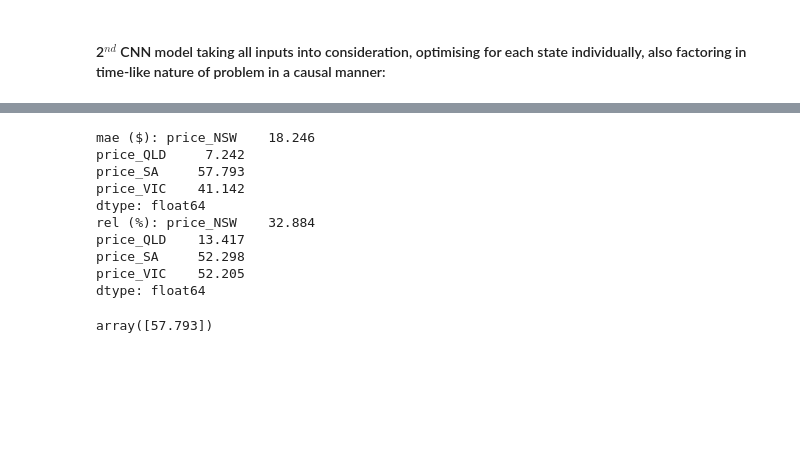
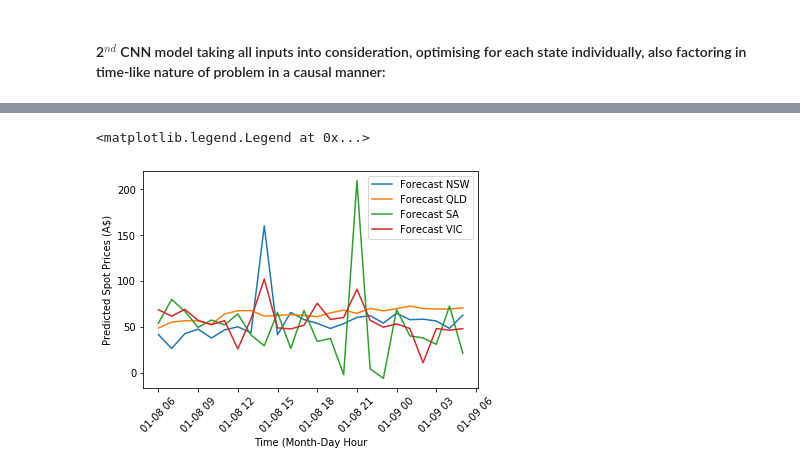
Before and after one commit to xtellurian/amphoradata-ElectricityForecast, a Jupyter notebook: Amphora-ElectricityPrice_Production.ipynb, the cells around one changed output, grey strips where cells are left out. Drawn from its saved outputs; the diff is of its cells as text; code cells hidden in the pictures; blank space fills up the shorter version.

```diff
--- a/Amphora-ElectricityPrice_Production.ipynb
+++ b/Amphora-ElectricityPrice_Production.ipynb
@@ -358,11 +335,12 @@ ALL DONE, YAY!!!
 
 # some neural net hyperparameters (hp)
 batch_size = 24
-epochs = 150
+epochs = 25
 
 model_CNN = func_CNN_1.func_CNN_1(df_QLD, nn_name='model_CNN')
 model_CNN.compile(loss='mse', optimizer='adam', metrics=['accuracy'])
 CNN_1_pred_df = pd.DataFrame(columns=y.columns, index=temp_index)
+mse_CNN = pd.DataFrame(columns=y.columns, index=temp_index)
 
 start_time = time.time()
 for timeshift in range(1,25):
@@ -372,6 +350,7 @@ for timeshift in range(1,25):
     QLD = tool.reshape_for_CNN(df_QLD)
     VIC = tool.reshape_for_CNN(df_VIC)
     SA = tool.reshape_for_CNN(df_SA)
+    test_y = y.iloc[(test_from + timeshift):test_to,:]
 
     # This model optimises for the mse to be minimal testing model efficacy on
     # validation data to check over-/underfitting:
@@ -389,7 +368,7 @@ for timeshift in range(1,25):
           epochs=epochs,
           verbose=0)
 
-    # create predictions for mae calculation:
+    # create predictions for mse calculation:
     predictions = model_CNN.predict([NSW[test_from:(test_to-timeshift),:],
                                 QLD[test_from:(test_to-timeshift),:],
                                 VIC[test_from:(test_to-timeshift),:],
@@ -402,6 +381,9 @@ for timeshift in range(1,25):
                                             VIC[inference_from].reshape((1,dim,1)),
                                             SA[inference_from].reshape((1,dim,1))])
 
+    # mean square error on the validation data for efficacy test:
+    mse_CNN.iloc[timeshift-1,:] = tool.MSE_CNN(predictions,test_y)[0]
+
     ## save model to folder ./5_models:
     # now = datetime.now()
     # model_CNN.save(f'./5_models/CNN_1-model-epochs{epochs}-{now:y%Y-m%m-d%d-h%H-m%M}.h5')
@@ -598,33 +539,32 @@ CNN_3_pred_df.index = y.iloc[test_from:test_to,:].index
-# %%
-mae_CNN_3, rel_CNN_3 = doodahs.MAE_CNN_3(predictions_3, y.iloc[test_from:test_to,:])
-print(f'mae ($): {mae_CNN_3} \nrel (%): {rel_CNN_3}')
-# %% [output]
-mae ($): price_NSW    18.246
-price_QLD     7.242
-price_SA     57.793
-price_VIC    41.142
-dtype: float64
-rel (%): price_NSW    32.884
-price_QLD    13.417
-price_SA     52.298
-price_VIC    52.205
-dtype: float64
-# %%
-mae_CNN_3[mae_CNN_3.index=='price_SA'].values
-# %% [output]
-array([57.793])
 # %%
 # get all the mean abs errors, select smallest, use model to make inferences:
-mae_arr = [mae_lin[mae_lin.index=='price_SA'].values,
-    mae_RFR[mae_RFR.index=='price_SA'].values,
-    mae_CNN[mae_CNN.index=='price_SA'].values,
-    mae_CNN_2[mae_CNN_2.index=='price_SA'].values,
-    mae_CNN_3[mae_CNN_3.index=='price_SA'].values
-    ]
+mse_arr = [mse_lin['SA_linModel-inferred'].mean(),
+    mse_RFR['SA_RFRModel-inferred'].mean(),
+    mse_CNN['price_SA'].mean(),
+    mse_CNN_2['price_SA'].mean(),
+    mse_NN_3['price_SA'].mean()]
+
 # get index of minimal member of list:
-index_min = min(range(len(mae_arr)), key=mae_arr.__getitem__)
+index_min = min(range(len(mse_arr)), key=mse_arr.__getitem__)
 
 # get best predictions:
-pred_list = [lin_pred_df, RFR_pred_df, CNN_1_pred_df, CNN_2_pred_df, CNN_3_pred_df]
+pred_list = [lin_pred_df, RFR_pred_df, CNN_1_pred_df, CNN_2_pred_df, NN_3_pred_df]
 inference = pred_list[index_min]
-inference.columns = [(_[:_.index('_')]).lower() for _ in inference.columns ]
+inference.columns = [(_[_.index('_')+1:]).lower() for _ in y.columns ]
+# %%
+#plt.yscale('log')
+plt.plot(inference.index, inference.iloc[:,0])
+plt.plot(inference.index, inference.iloc[:,1])
+plt.plot(inference.index, inference.iloc[:,2])
+plt.plot(inference.index, inference.iloc[:,3])
+plt.xticks(rotation=45)
+plt.ylabel('Predicted Spot Prices (A$)')
+plt.xlabel('Time (Month-Day Hour')
+plt.legend([f'Forecast {inference.columns[0].upper()}',
+            f'Forecast {inference.columns[1].upper()}',
+            f'Forecast {inference.columns[2].upper()}',
+            f'Forecast {inference.columns[3].upper()}'],
+             loc='best')
+# %% [output]
+<matplotlib.legend.Legend at 0x...>
+[figure, added]
```
Also changed, not shown: parts of 26 cells of this notebook, 6 other files.
